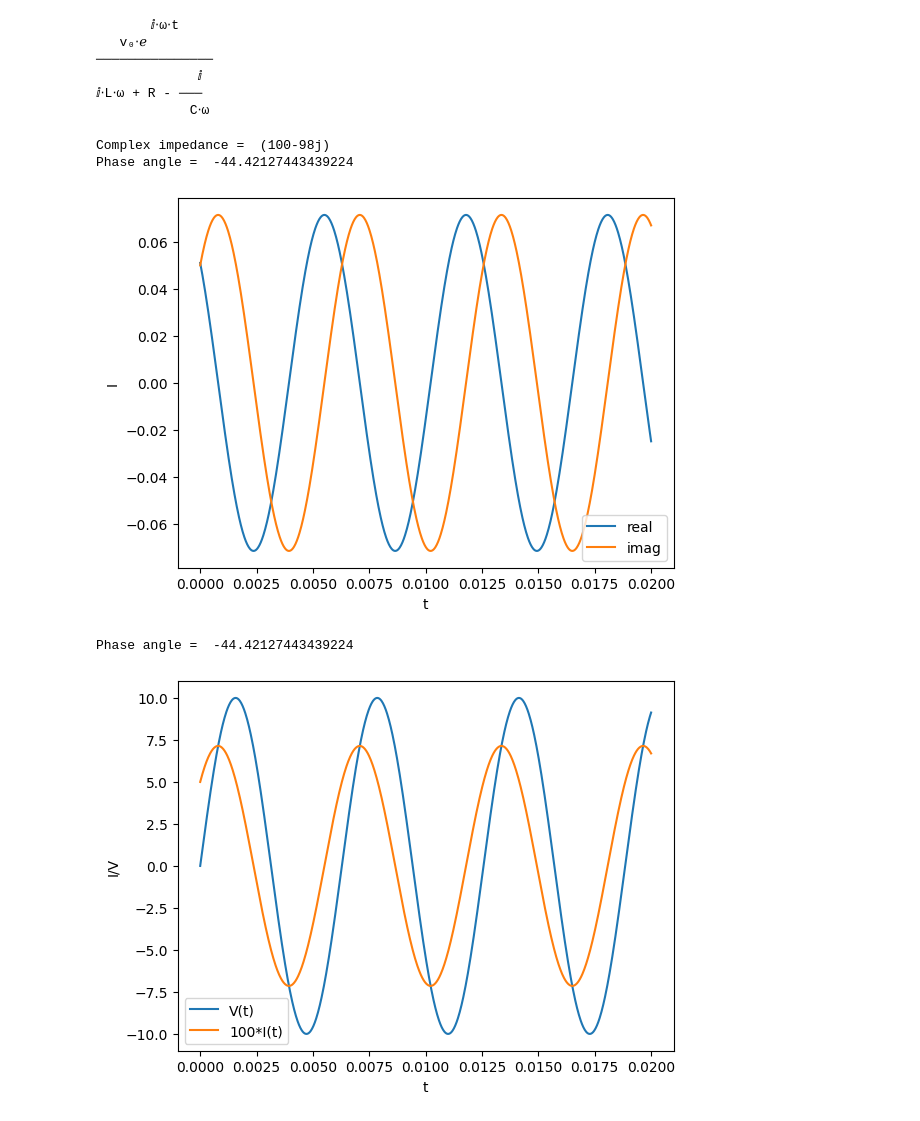
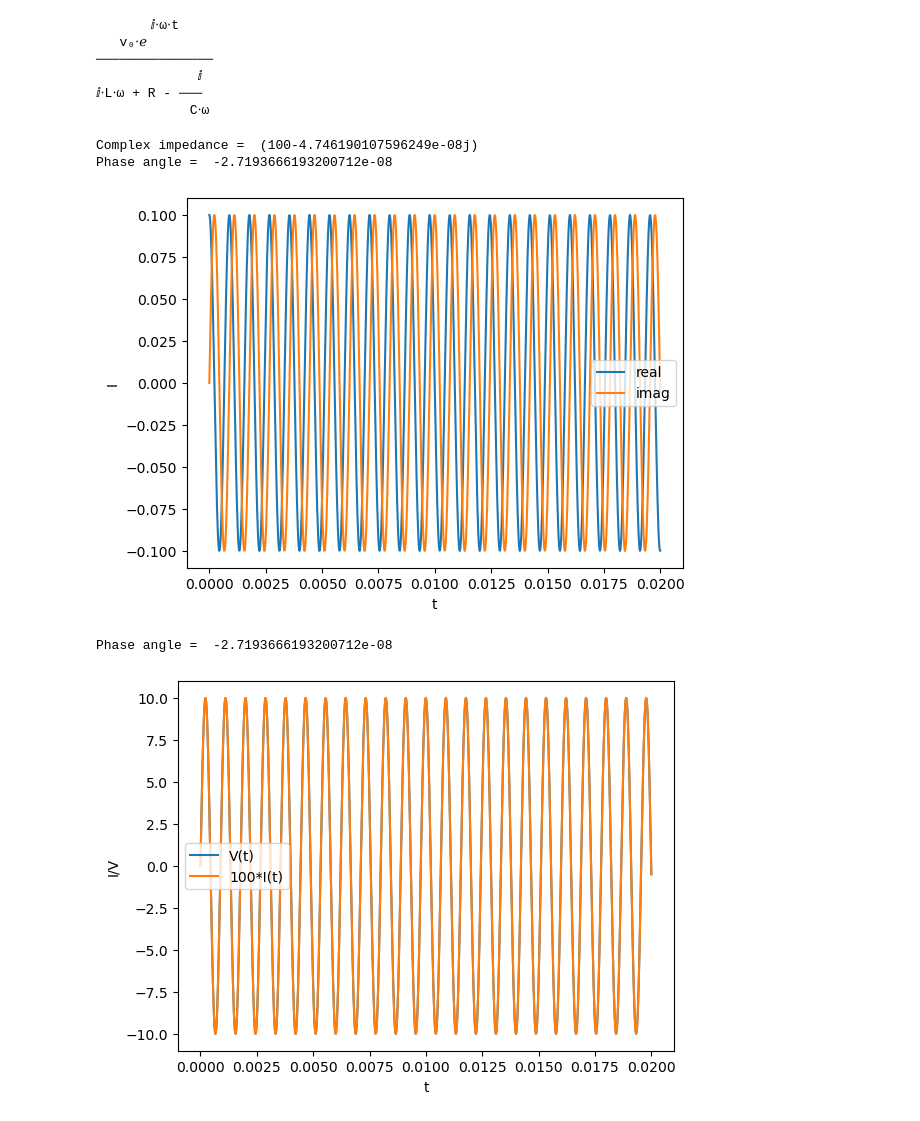
Before and after one commit to brash99/phys340, a Jupyter notebook: JupyterNotebooks/Complex/RLC_Circuit.ipynb, the cells around one changed output. Saved outputs shown, nothing was run; the diff lists cells and outputs as text; code cells hidden in the pictures.

```diff
--- a/JupyterNotebooks/Complex/RLC_Circuit.ipynb
+++ b/JupyterNotebooks/Complex/RLC_Circuit.ipynb
@@ -105,36 +105,36 @@ sym.pretty_print(I)
 # %%
 t = np.linspace(0, 0.02, 1000)
 v0 = 10
-omega = 1000.0
-#omega = 7071.0678
+#omega = 1000.0
+omega = 7071.0678
 R = 100
 L = 2e-3
 C = 10e-6
 
 V = v0*np.exp(1j*omega*t)
 ZR = R
 ZL = 1j*omega*L
 ZC = 1/(1j*omega*C)
 
 Z = ZR + ZL + ZC
 
 print('Complex impedance = ', Z)
 
 phase_angle = np.arctan((omega*L - 1/(omega*C))/R)
 print('Phase angle = ', phase_angle*180/np.pi)
 
 I = V/Z
 
 plt.plot(t, np.real(I), label='real')
 plt.plot(t, np.imag(I), label='imag')
 plt.xlabel('t')
 plt.ylabel('I')
 plt.legend()
 plt.show()
 # %% [output]
-Complex impedance =  (100-98j)
-Phase angle =  -44.42127443439224
+Complex impedance =  (100-4.746190107596249e-08j)
+Phase angle =  -2.7193666193200712e-08
-[figure, old version]
+[figure, new version]
 # %%
 plt.plot(t, np.imag(V), label='V(t)')
 plt.plot(t, 100*np.imag(I), label='100*I(t)')
@@ -147,8 +147,8 @@ print('Phase angle = ', phase_angle*180/np.pi)
 
 plt.show()
 # %% [output]
-Phase angle =  -44.42127443439224
+Phase angle =  -2.7193666193200712e-08
-[figure, old version]
+[figure, new version]
 # %%
 omega_range = np.linspace(100, 1000100, 1000)
 Q = []
```
Also changed, not shown: parts of 1 cell of this notebook.
